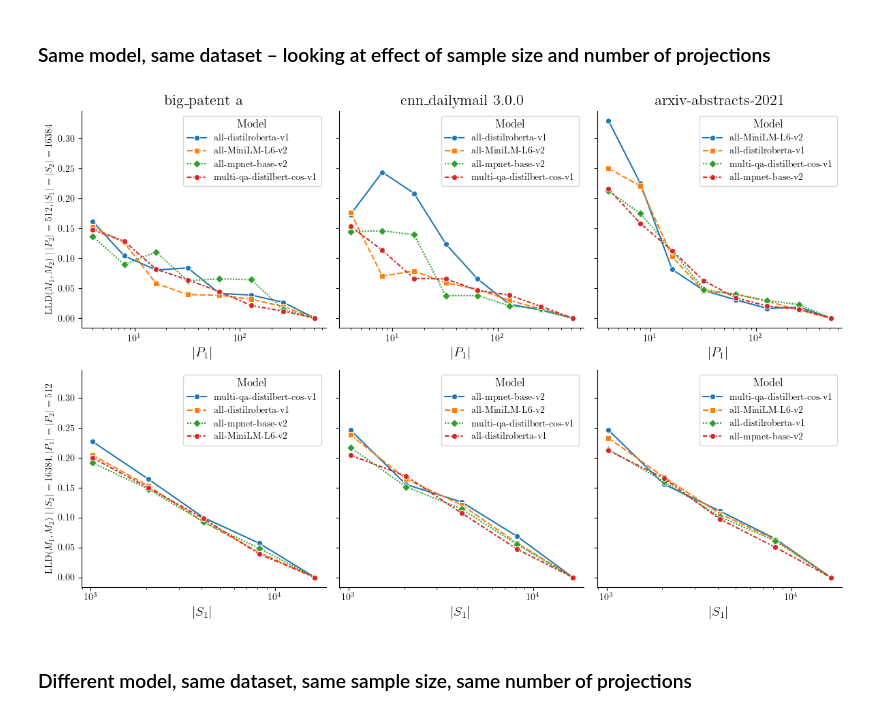
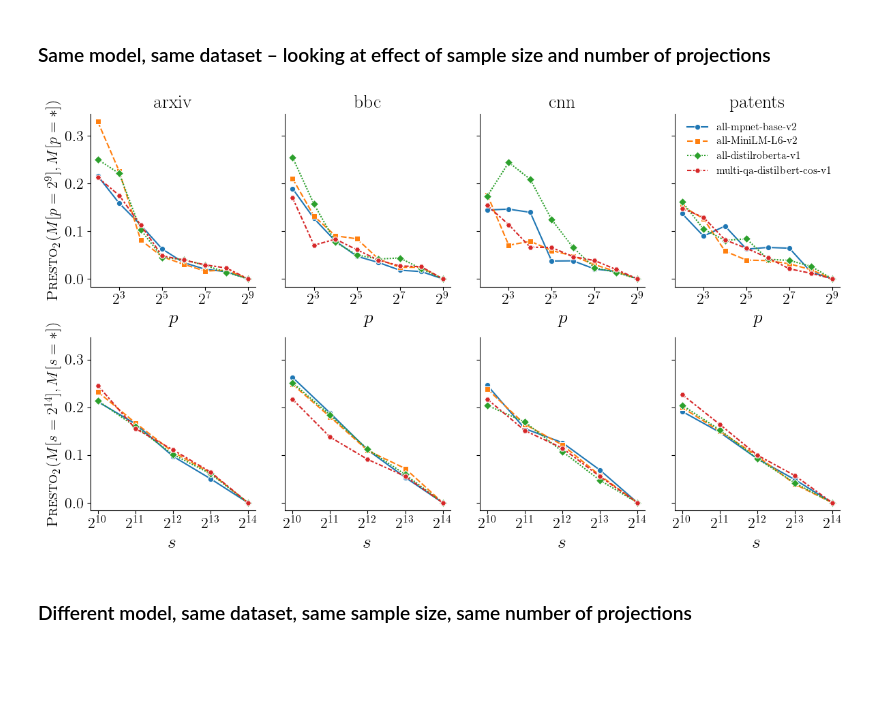
Before and after one commit to aidos-lab/Presto, a Jupyter notebook: notebooks/presto_test.ipynb, the cells around one changed output. Drawn from its saved outputs; the diff is of its cells as text; code cells hidden in the pictures; blank space fills up the shorter version.

Commit message:
pub quality plots

```diff
--- a/notebooks/presto_test.ipynb
+++ b/notebooks/presto_test.ipynb
@@ -23,3 +23,4 @@ warnings.filterwarnings("ignore")
 plt.rcParams['pdf.fonttype'] = 42
 plt.rcParams['text.usetex'] = True
 plt.rcParams['font.family'] = 'serif'
+plt.rcParams['text.latex.preamble'] = r"\usepackage{amssymb}\usepackage{amsmath}"
@@ -37,18 +38,3 @@ with open("../data/combined_results.pkl", "rb") as f:
     results = pickle.load(f)
 # %%
 metric = Presto(max_homology_dim=config.max_homology_dim, n_components=config.n_components, normalize=config.normalize)
-# %%
-avg_landscapes = dict()
-finegrained = dict()
-scores = dict()
-finegrained_scores = dict()
-for dataset, v1 in results.items():
-    for model, v2 in v1.items():
-        for n_samples, v3 in v2.items():
-            avg_landscapes[(dataset, model, n_samples)] = metric.average_landscape(v3["landscapes"])
-            for n_projections in config.n_projections:
-                finegrained[(dataset, model, n_samples, n_projections)] = metric.average_landscape({i:v3["landscapes"][i][:n_projections] for i in range(config.max_homology_dim + 1)})
-for (k1,v1), (k2,v2) in list(combinations(avg_landscapes.items(),2)) + [((k1,v1),(k1,v1)) for k1, v1 in avg_landscapes.items()]:
-    scores[(k1,k2)] = metric.compute_presto_scores(v1, v2)
-for (k1,v1), (k2,v2) in list(combinations(finegrained.items(),2)) + [((k1,v1),(k1,v1)) for k1, v1 in finegrained.items()]:
-    finegrained_scores[(k1,k2)] = metric.compute_presto_scores(v1, v2)
@@ -90,44 +110,59 @@ df_fine.head(2)
 df_fine.to_csv("finegrained_score_data.csv.gz")
 # %% [markdown]
 ### Same model, same dataset – looking at effect of sample size and number of projections
+# %%
+sorted_models = ['all-mpnet-base-v2','all-MiniLM-L6-v2', 'all-distilroberta-v1','multi-qa-distilbert-cos-v1']
+sorted_datasets = ['arxiv', 'bbc', 'cnn', 'patents']
 # %%
 samples_m2 = 16384
 projections_m2 = 512
-label_fontsize = 14
+label_fontsize = 16
 legend_fontsize = 12
-df = df_fine.query("m1_model == m2_model and m1_dataset == m2_dataset and m2_n_samples == @samples_m2 and m2_n_projections == @projections_m2")
-fig, ax = plt.subplots(2,3,figsize=(12,8), sharey=True, sharex=False)
-for idx,dataset in enumerate(sorted(datasets)):
+title_fontsize = 20
+df = df_fine.query("m1_model == m2_model and m1_dataset == m2_dataset and m2_n_samples == @samples_m2 and m2_n_projections == @projections_m2"
+                  ).sort_values("m1_model", key=lambda vec:vec.map(lambda x:sorted_models.index(x)))
+fig, ax = plt.subplots(2,len(datasets),figsize=(3 * len(datasets),3.5 * 2), sharey=True, sharex=False)
+for idx,dataset in enumerate(sorted_datasets):
     sns.lineplot(data=df.query("m1_dataset == @dataset and m1_n_samples == m2_n_samples"),
                  x="m1_n_projections",
                  y="aggregate_presto",
                  hue="m1_model",
                  style="m1_model",
                  ax=ax[0][idx],
-                 markers="osD"
+                 markers="osDH",
+                 legend=False if idx != len(datasets) - 1 else True
                 )
-    ax[0][idx].set_title(dataset.split("/")[-1], fontsize=label_fontsize + 2)
-    ax[0][idx].set_ylabel(rf"LLD$(M_1,M_2) \mid |P_2| = {projections_m2}, |S_1| = |S_2| = {samples_m2}$")
-    ax[0][idx].set_xlabel(rf"$|P_1|$", fontsize=label_fontsize)
-    ax[0][idx].set_xscale("log")
-    ax[0][idx].legend(title="Model", title_fontsize=legend_fontsize)
+    ax[0][idx].set_title(dataset.split("/")[-1], fontsize=title_fontsize)
+    ax[0][idx].set_ylabel(r"\textsc{Presto}"+"$_2(M[p = 2^{9}],M[p = *])$", fontsize=label_fontsize)
+    ax[0][idx].set_xlabel(rf"$p$", fontsize=title_fontsize)
+    ax[0][idx].set_xscale("log", base=2)
+
     sns.lineplot(data=df.query("m1_dataset == @dataset and m1_n_projections == m2_n_projections"),
                  x="m1_n_samples",
                  y="aggregate_presto",
                  hue="m1_model",
                  style="m1_model",
                  ax=ax[1][idx],
-                 markers="osD"
+                 markers="osDH", legend=False
                 )
-    ax[1][idx].set_ylabel(rf"LLD$(M_1,M_2) \mid |S_2| = {samples_m2}, |P_1| = |P_2| = {projections_m2}$", ha="center")
-    ax[1][idx].set_xlabel(rf"$|S_1|$", fontsize=label_fontsize)
-    ax[1][idx].set_xscale("log")
-    ax[1][idx].legend(title="Model", title_fontsize=legend_fontsize)
+    ax[1][idx].set_ylabel(r"\textsc{Presto}"+"$_2(M[s = 2^{14}],M[s = *])$", fontsize=label_fontsize)
+    ax[1][idx].set_xlabel(rf"$s$", fontsize=title_fontsize)
+    ax[1][idx].set_xscale("log", base=2)
+ax[0][-1].legend(title="",frameon=False, fontsize=legend_fontsize - 1)
+ax[0][0].set_yticks(np.arange(0,0.31,0.1))
+for axx in ax[0]:
+    axx.set_xticks([2**x for x in range(3,10,2)])
+    axx.set_xticklabels([rf"$2^{x}$" for x in range(3,10,2)], fontsize=label_fontsize)
+for axx in ax[1]:
+    axx.set_xticks([2**x for x in range(10,15,1)])
+    axx.set_xticklabels([r"$2^{"+str(x)+r"}$" for x in range(10,15,1)], fontsize=label_fontsize)
+for axx in [ax[0][0],ax[1][0]]:
+    axx.set_yticklabels([round(x,1) for x in np.arange(0,0.31,0.1)], fontsize=label_fontsize)
 sns.despine(fig)
 plt.tight_layout()
-plt.savefig("effects_sample-size_n-projections.pdf", bbox_inches="tight", transparent=True)
+plt.savefig(f"{paper_figure_path}/effects_sample-size_n-projections.pdf", bbox_inches="tight", transparent=True)
 # %% [output]
-[figure, old version]
+[figure, new version]
 # %% [markdown]
 ### Different model, same dataset, same sample size, same number of projections
 # %%
```
Also changed, not shown: parts of 27 cells of this notebook, 12 other files.
